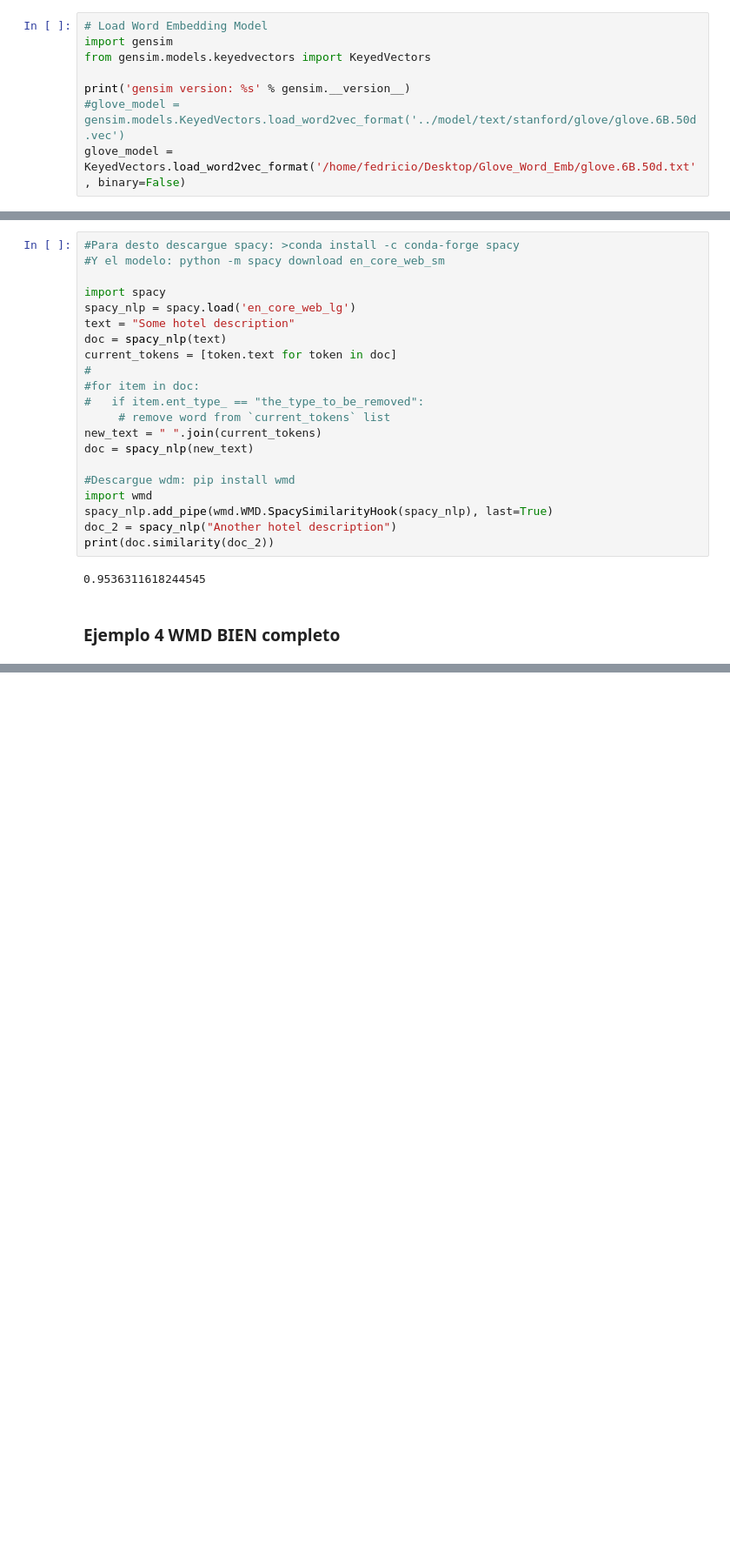
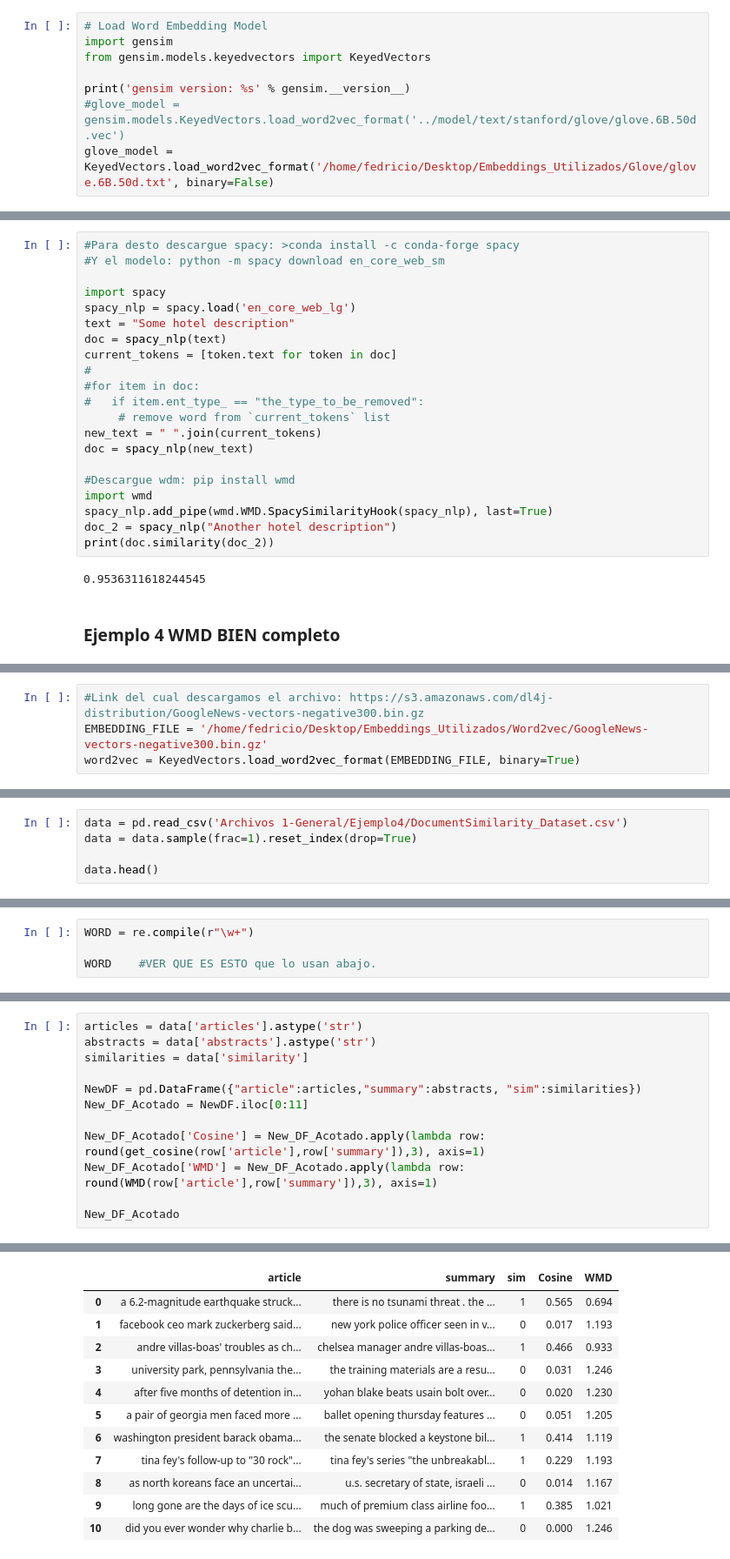
Before and after one commit to FedericoCalonge/automatic_reading_of_CVs_using_text_similarity, a Jupyter notebook: 1-Tests/2-WMD & Cosine Similarity/1-WMD_And_Cosine_Similarity_General.ipynb, the cells around one changed output, grey strips where cells are left out. Shown: that part at 87% size. Drawn from its saved outputs; the diff is of its cells as text; blank space fills up the shorter version.

Commit message:
Ejemplo 4 General añadido

```diff
--- a/1-Tests/2-WMD & Cosine Similarity/1-WMD_And_Cosine_Similarity_General.ipynb
+++ b/1-Tests/2-WMD & Cosine Similarity/1-WMD_And_Cosine_Similarity_General.ipynb
@@ -55,7 +55,7 @@ from gensim.models.keyedvectors import KeyedVectors
 
 print('gensim version: %s' % gensim.__version__)
 #glove_model = gensim.models.KeyedVectors.load_word2vec_format('../model/text/stanford/glove/glove.6B.50d.vec')
-glove_model = KeyedVectors.load_word2vec_format('/home/fedricio/Desktop/Glove_Word_Emb/glove.6B.50d.txt', binary=False)
+glove_model = KeyedVectors.load_word2vec_format('/home/fedricio/Desktop/Embeddings_Utilizados/Glove/glove.6B.50d.txt', binary=False)
 # %% [output]
 gensim version: 4.0.0
 ValueError: invalid literal for int() with base 10: 'the'
@@ -186,0 +206,4 @@ print(doc.similarity(doc_2))
+# %%
+#Link del cual descargamos el archivo: https://s3.amazonaws.com/dl4j-distribution/GoogleNews-vectors-negative300.bin.gz
+EMBEDDING_FILE = '/home/fedricio/Desktop/Embeddings_Utilizados/Word2vec/GoogleNews-vectors-negative300.bin.gz'
+word2vec = KeyedVectors.load_word2vec_format(EMBEDDING_FILE, binary=True)
@@ -186,0 +212,5 @@ print(doc.similarity(doc_2))
+# %%
+data = pd.read_csv('Archivos 1-General/Ejemplo4/DocumentSimilarity_Dataset.csv')
+data = data.sample(frac=1).reset_index(drop=True)
+
+data.head()
@@ -186,0 +246,4 @@ print(doc.similarity(doc_2))
+# %%
+WORD = re.compile(r"\w+")
+
+WORD    #VER QUE ES ESTO que lo usan abajo.
@@ -186,0 +391,13 @@ print(doc.similarity(doc_2))
+# %%
+articles = data['articles'].astype('str')
+abstracts = data['abstracts'].astype('str')
+similarities = data['similarity']
+
+NewDF = pd.DataFrame({"article":articles,"summary":abstracts, "sim":similarities})
+New_DF_Acotado = NewDF.iloc[0:11]
+
+New_DF_Acotado['Cosine'] = New_DF_Acotado.apply(lambda row: round(get_cosine(row['article'],row['summary']),3), axis=1)
+New_DF_Acotado['WMD'] = New_DF_Acotado.apply(lambda row: round(WMD(row['article'],row['summary']),3), axis=1)
+
+New_DF_Acotado
+# %% [output]
@@ -186,0 +414,12 @@ print(doc.similarity(doc_2))
+|  | article | summary | sim | Cosine | WMD |
+| 0 | a 6.2-magnitude earthquake struck... | there is no tsunami threat . the ... | 1 | 0.565 | 0.694 |
+| 1 | facebook ceo mark zuckerberg said... | new york police officer seen in v... | 0 | 0.017 | 1.193 |
+| 2 | andre villas-boas' troubles as ch... | chelsea manager andre villas-boas... | 1 | 0.466 | 0.933 |
+| 3 | university park, pennsylvania the... | the training materials are a resu... | 0 | 0.031 | 1.246 |
+| 4 | after five months of detention in... | yohan blake beats usain bolt over... | 0 | 0.020 | 1.230 |
+| 5 | a pair of georgia men faced more ... | ballet opening thursday features ... | 0 | 0.051 | 1.205 |
+| 6 | washington president barack obama... | the senate blocked a keystone bil... | 1 | 0.414 | 1.119 |
+| 7 | tina fey's follow-up to "30 rock"... | tina fey's series "the unbreakabl... | 1 | 0.229 | 1.193 |
+| 8 | as north koreans face an uncertai... | u.s. secretary of state, israeli ... | 0 | 0.014 | 1.167 |
+| 9 | long gone are the days of ice scu... | much of premium class airline foo... | 1 | 0.385 | 1.021 |
+| 10 | did you ever wonder why charlie b... | the dog was sweeping a parking de... | 0 | 0.000 | 1.246 |
```
Also changed, not shown: parts of 22 cells of this notebook, 1 other file.
